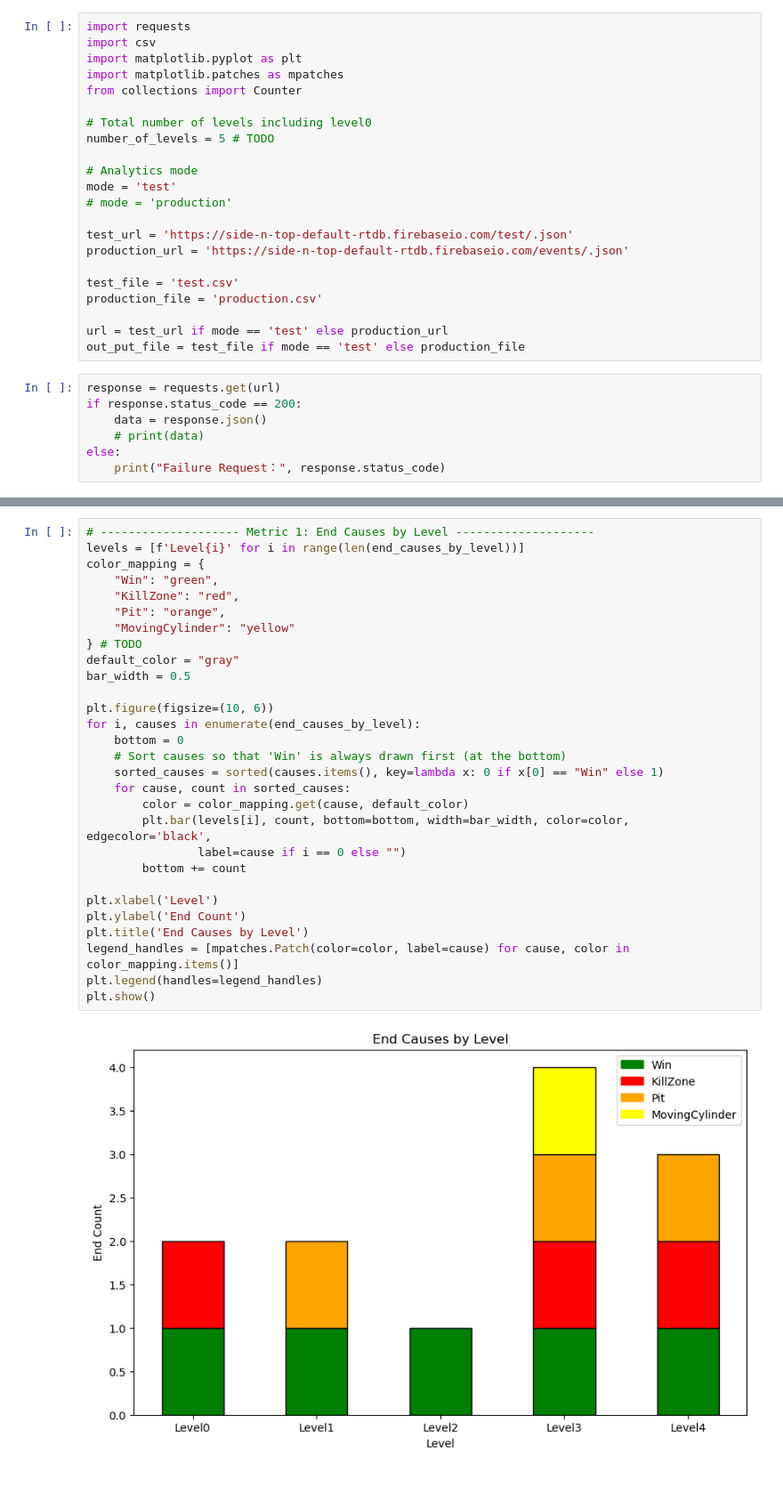
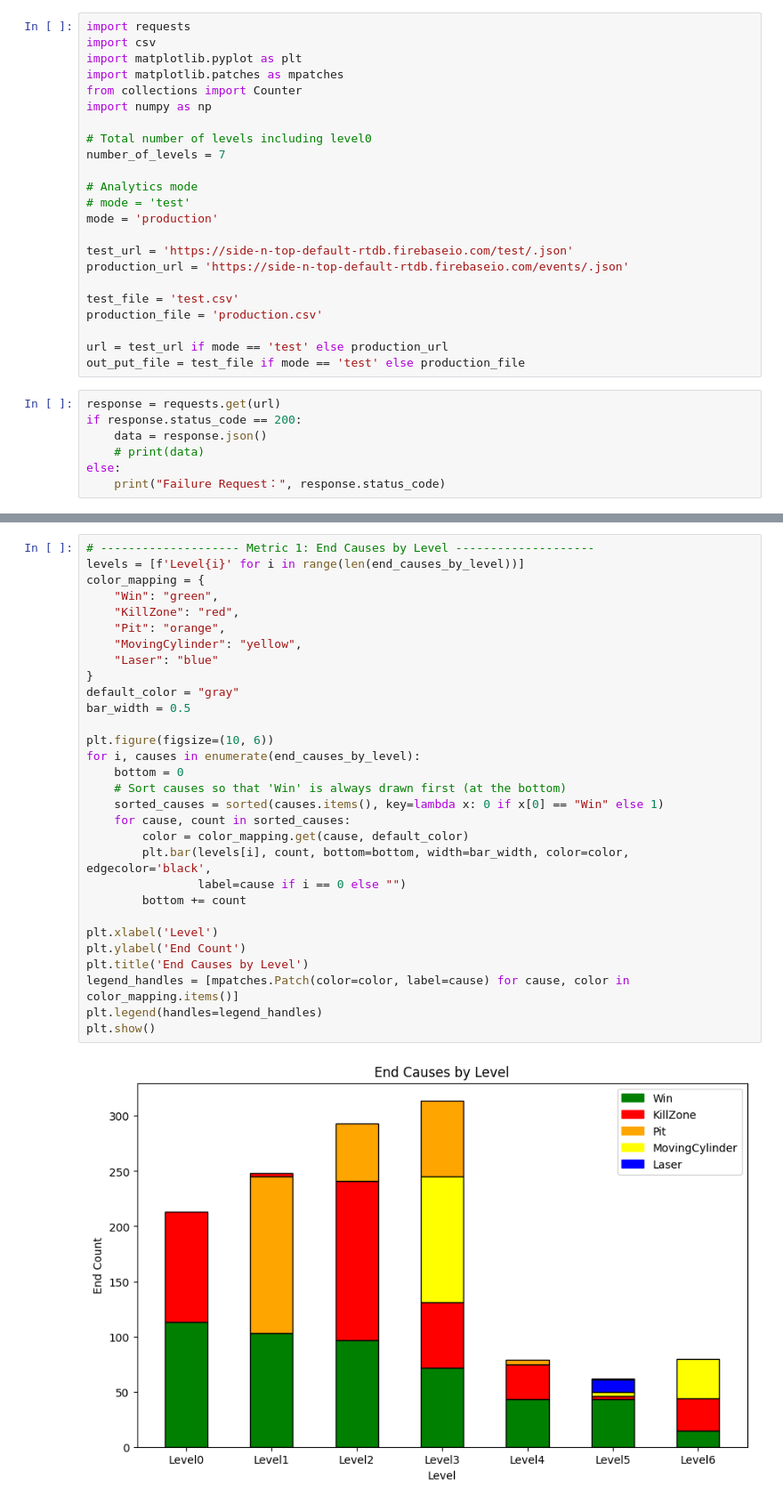
Before and after one commit to CSCI-526-Spring-2025/csci-526-final-project-ctrl-alt-fun, a Jupyter notebook: _Analytics/analytics.ipynb, the cells around one changed output, grey strips where cells are left out. Shown at 89% size. Saved outputs shown, nothing was run; the diff lists cells and outputs as text.

Commit message:
Final visualization script

```diff
--- a/_Analytics/analytics.ipynb
+++ b/_Analytics/analytics.ipynb
@@ -4,13 +4,14 @@ import csv
 import matplotlib.pyplot as plt
 import matplotlib.patches as mpatches
 from collections import Counter
+import numpy as np
 
 # Total number of levels including level0
-number_of_levels = 5 # TODO
+number_of_levels = 7
 
 # Analytics mode
-mode = 'test'
-# mode = 'production'
+# mode = 'test'
+mode = 'production'
 
 test_url = 'https://side-n-top-default-rtdb.firebaseio.com/test/.json'
 production_url = 'https://side-n-top-default-rtdb.firebaseio.com/events/.json'
@@ -181,34 +209,35 @@ print(average_topdown_ratio_by_level)
 # %%
 # -------------------- Metric 1: End Causes by Level --------------------
 levels = [f'Level{i}' for i in range(len(end_causes_by_level))]
 color_mapping = {
     "Win": "green",
     "KillZone": "red",
     "Pit": "orange",
-    "MovingCylinder": "yellow"
-} # TODO
+    "MovingCylinder": "yellow",
+    "Laser": "blue"
+}
 default_color = "gray"
 bar_width = 0.5
 
 plt.figure(figsize=(10, 6))
 for i, causes in enumerate(end_causes_by_level):
     bottom = 0
     # Sort causes so that 'Win' is always drawn first (at the bottom)
     sorted_causes = sorted(causes.items(), key=lambda x: 0 if x[0] == "Win" else 1)
     for cause, count in sorted_causes:
         color = color_mapping.get(cause, default_color)
         plt.bar(levels[i], count, bottom=bottom, width=bar_width, color=color, edgecolor='black',
                 label=cause if i == 0 else "")
         bottom += count
 
 plt.xlabel('Level')
 plt.ylabel('End Count')
 plt.title('End Causes by Level')
 legend_handles = [mpatches.Patch(color=color, label=cause) for cause, color in color_mapping.items()]
 plt.legend(handles=legend_handles)
 plt.show()
 # %% [output]
-[figure, old version]
+[figure, new version]
 # %%
 # -------------------- Metric 2: Average Number of Shift Actions per Level --------------------
 plt.figure(figsize=(8, 6))
```
Also changed, not shown: parts of 8 cells of this notebook, 2 other files.
